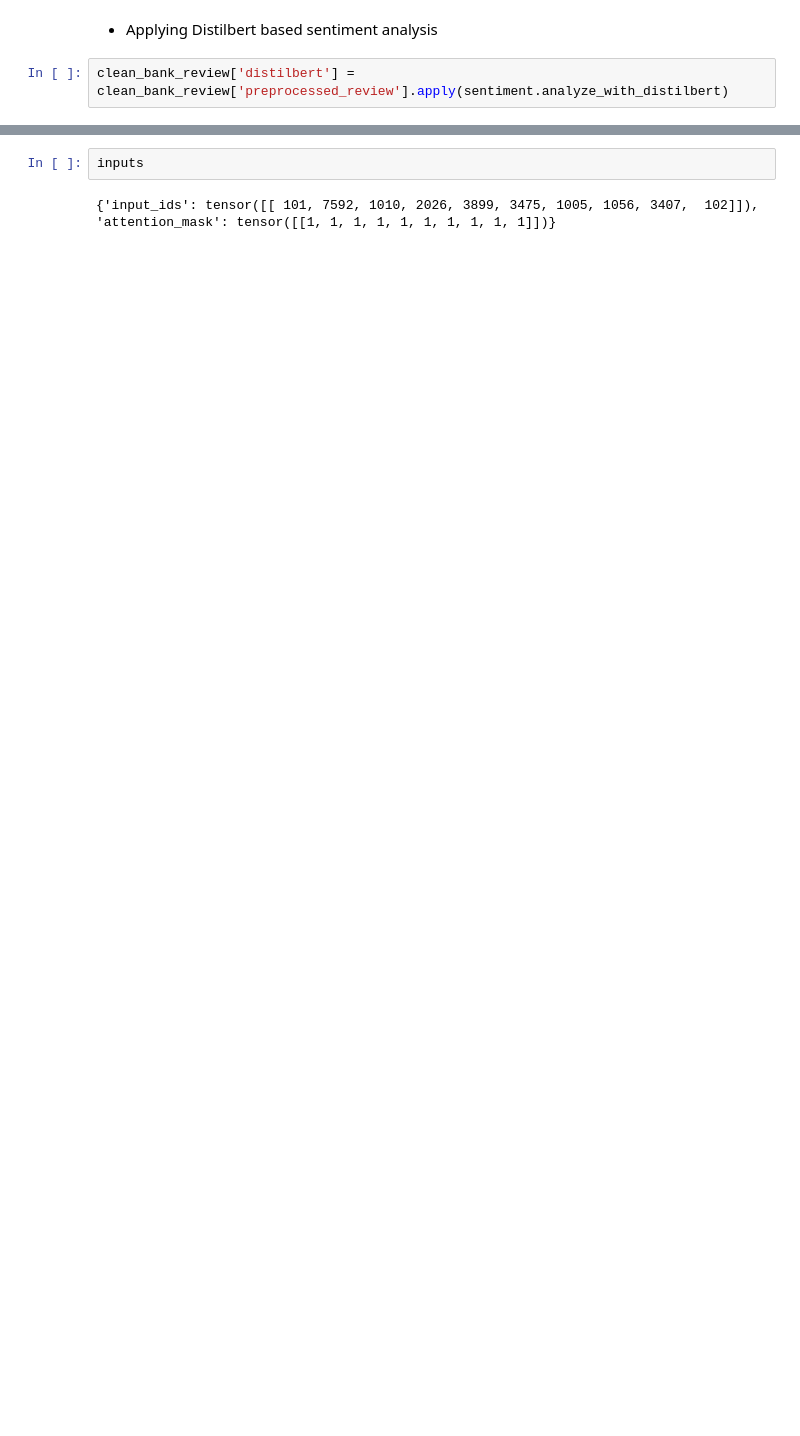
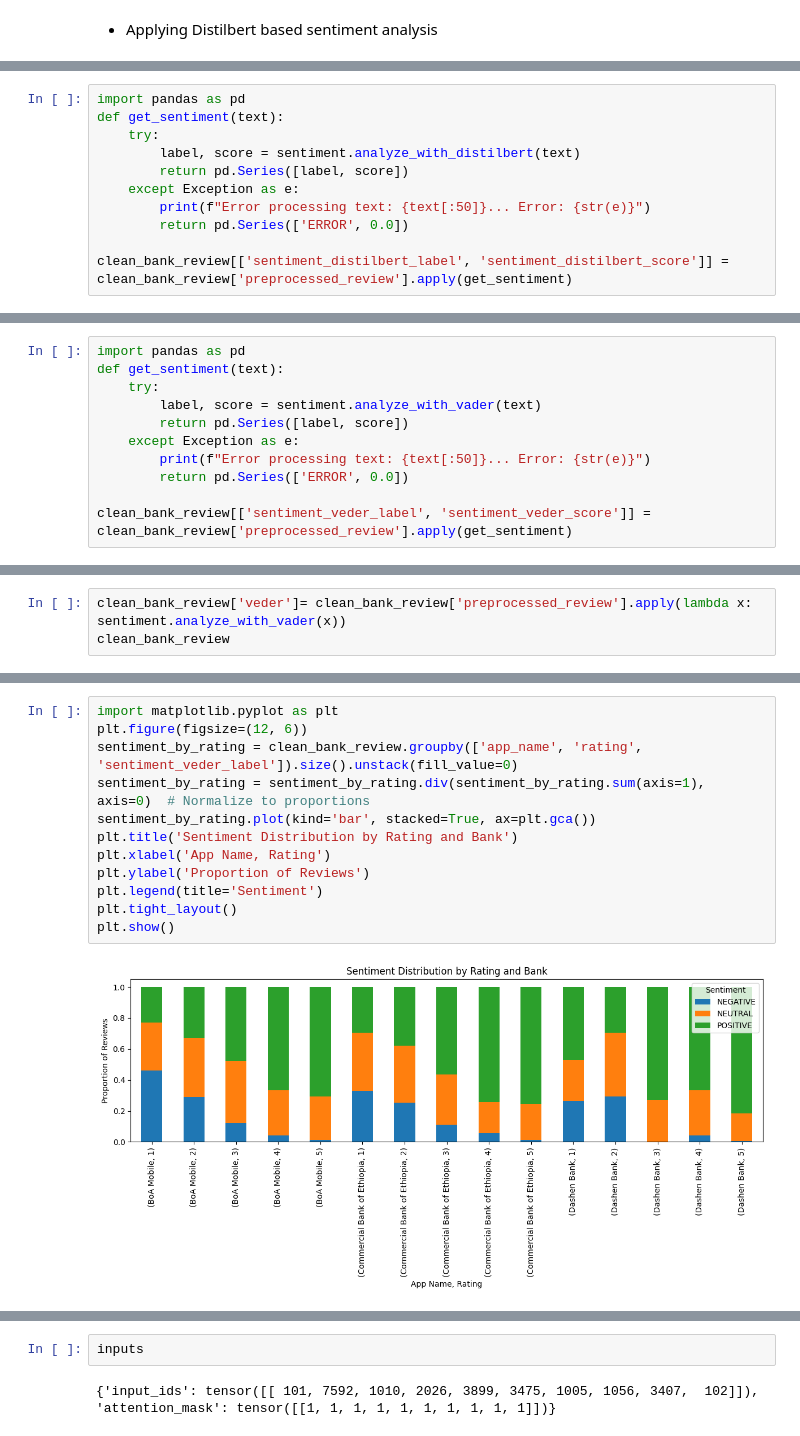
Before and after one commit to Jonepeter/fintech-customer-experience-analytics, a Jupyter notebook: notebooks/sentiment_analysis.ipynb, the cells around one changed output, grey strips where cells are left out. Cells and saved outputs as stored; diff of their text form; blank space fills up the shorter version.

Commit message:
feat(notebook): integrate DistilBERT sentiment analysis and aggregate sentiment by rating in the sentiment analysis notebook

```diff
--- a/notebooks/sentiment_analysis.ipynb
+++ b/notebooks/sentiment_analysis.ipynb
@@ -39,4 +86,2 @@ clean_bank_review = sentiment.analyze_with_distilbert(clean_bank_review['preproc
 # %% [markdown]
 - Applying Distilbert based sentiment analysis
-# %%
-clean_bank_review['distilbert'] = clean_bank_review['preprocessed_review'].apply(sentiment.analyze_with_distilbert)
@@ -44,0 +88,11 @@ clean_bank_review
+# %%
+import pandas as pd
+def get_sentiment(text):
+    try:
+        label, score = sentiment.analyze_with_distilbert(text)
+        return pd.Series([label, score])
+    except Exception as e:
+        print(f"Error processing text: {text[:50]}... Error: {str(e)}")
+        return pd.Series(['ERROR', 0.0])
+
+clean_bank_review[['sentiment_distilbert_label', 'sentiment_distilbert_score']] = clean_bank_review['preprocessed_review'].apply(get_sentiment)
@@ -44,0 +117,11 @@ clean_bank_review
+# %%
+import pandas as pd
+def get_sentiment(text):
+    try:
+        label, score = sentiment.analyze_with_vader(text)
+        return pd.Series([label, score])
+    except Exception as e:
+        print(f"Error processing text: {text[:50]}... Error: {str(e)}")
+        return pd.Series(['ERROR', 0.0])
+
+clean_bank_review[['sentiment_veder_label', 'sentiment_veder_score']] = clean_bank_review['preprocessed_review'].apply(get_sentiment)
@@ -44,0 +144,3 @@ clean_bank_review
+# %%
+clean_bank_review['veder']= clean_bank_review['preprocessed_review'].apply(lambda x: sentiment.analyze_with_vader(x))
+clean_bank_review
@@ -45,3 +202,17 @@ clean_bank_review
+# %%
+import matplotlib.pyplot as plt
+plt.figure(figsize=(12, 6))
+sentiment_by_rating = clean_bank_review.groupby(['app_name', 'rating', 'sentiment_veder_label']).size().unstack(fill_value=0)
+sentiment_by_rating = sentiment_by_rating.div(sentiment_by_rating.sum(axis=1), axis=0)  # Normalize to proportions
+sentiment_by_rating.plot(kind='bar', stacked=True, ax=plt.gca())
+plt.title('Sentiment Distribution by Rating and Bank')
+plt.xlabel('App Name, Rating')
+plt.ylabel('Proportion of Reviews')
+plt.legend(title='Sentiment')
+plt.tight_layout()
+plt.show()
+# %% [output]
+[figure, added]
 # %%
 import torch
 from transformers import DistilBertTokenizer, DistilBertForSequenceClassification
```
Also changed, not shown: parts of 15 cells of this notebook.
